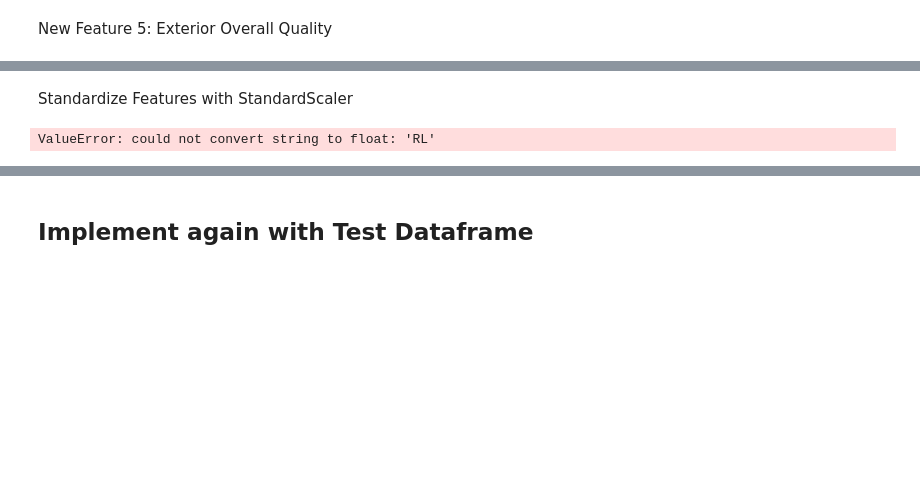
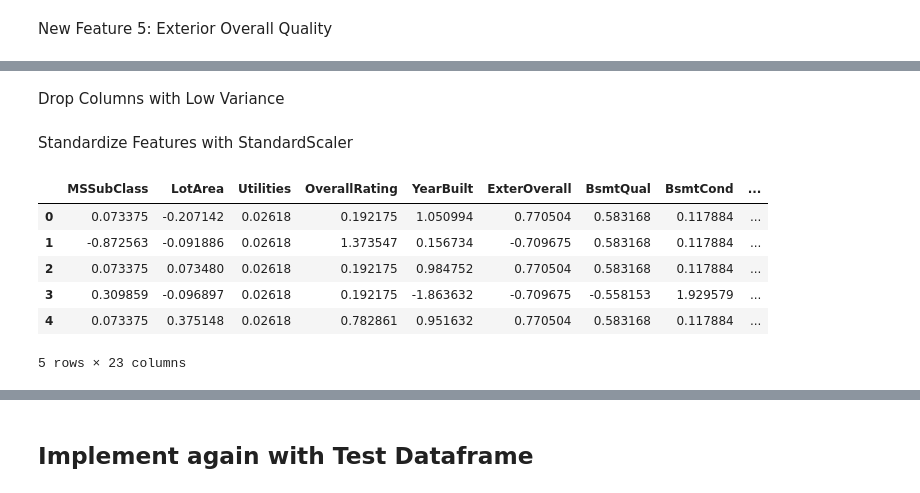
Before and after one commit to mrr28/cs675_midterm, a Jupyter notebook: CS 675 Midterm Project.ipynb, the cells around one changed output, grey strips where cells are left out. Drawn from its saved outputs; the diff is of its cells as text; code cells hidden in the pictures; blank space fills up the shorter version.

```diff
--- a/CS 675 Midterm Project.ipynb
+++ b/CS 675 Midterm Project.ipynb
@@ -276,10 +259,18 @@ numpy.int64
+# %% [markdown]
+Drop Columns with Low Variance
 # %% [markdown]
 Standardize Features with StandardScaler
 # %%
 scaler = StandardScaler()
-scaler.fit(train1_df)
-x_scale = scaler.transform(train1_df)
-data_scale = pd.DataFrame(x_scale, columns=train1_df.columns)
-data_scale.head()
+scaler.fit(train_feats)
+x_scale = scaler.transform(train_feats)
+data_scale = pd.DataFrame(x_scale, columns=train_feats.columns)
+data_scale.head(5)
 # %% [output]
+|  | MSSubClass | LotArea | Utilities | OverallRating | YearBuilt | ExterOverall | BsmtQual | BsmtCond | ... |
+| 0 | 0.073375 | -0.207142 | 0.02618 | 0.192175 | 1.050994 | 0.770504 | 0.583168 | 0.117884 | ... |
+| 1 | -0.872563 | -0.091886 | 0.02618 | 1.373547 | 0.156734 | -0.709675 | 0.583168 | 0.117884 | ... |
+| 2 | 0.073375 | 0.073480 | 0.02618 | 0.192175 | 0.984752 | 0.770504 | 0.583168 | 0.117884 | ... |
+| 3 | 0.309859 | -0.096897 | 0.02618 | 0.192175 | -1.863632 | -0.709675 | -0.558153 | 1.929579 | ... |
+| 4 | 0.073375 | 0.375148 | 0.02618 | 0.782861 | 0.951632 | 0.770504 | 0.583168 | 0.117884 | ... |
-ValueError: could not convert string to float: 'RL'
+5 rows × 23 columns
```
Also changed, not shown: parts of 36 cells of this notebook.
